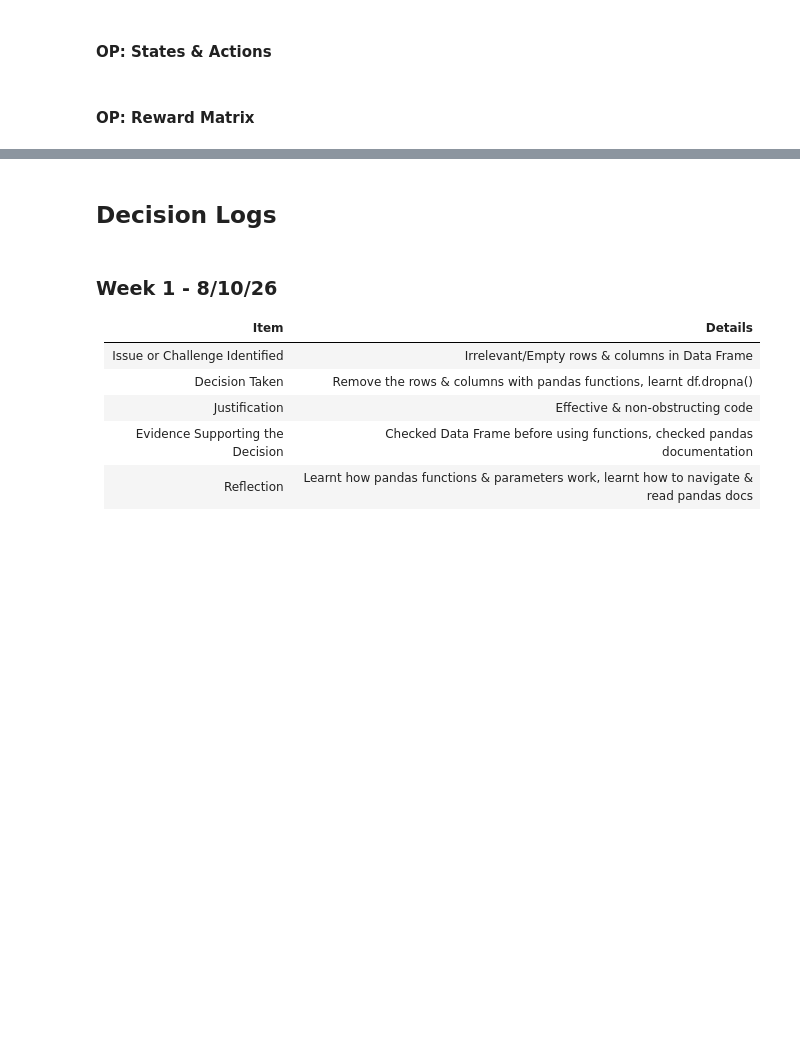
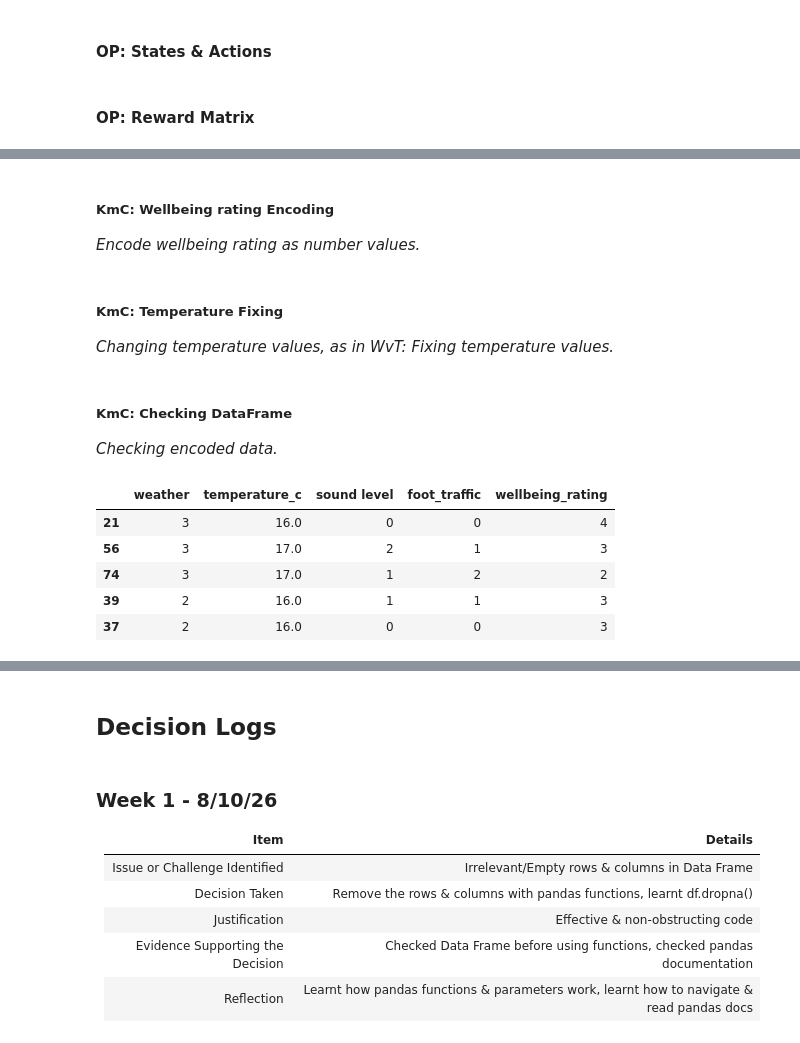
Before and after one commit to Paul-Daly366/MachineLearning_Project_Colab, a Jupyter notebook: MachineLearningProj.ipynb, the cells around one changed output, grey strips where cells are left out. Cells and saved outputs as stored; diff of their text form; code cells hidden in the pictures; blank space fills up the shorter version.

```diff
--- a/MachineLearningProj.ipynb
+++ b/MachineLearningProj.ipynb
@@ -392,0 +455,8 @@ NameError: name 'num_states' is not defined
+# %%
+sound_level_mapping = {
+    'quiet':0,
+    'moderate':1,
+    'loud':2
+}
+
+df_clustering['sound level'] = df_clustering['sound level'].map(sound_level_mapping)
@@ -392,0 +474,3 @@ NameError: name 'num_states' is not defined
+# %% [markdown]
+##### **KmC: Wellbeing rating Encoding**
+*Encode wellbeing rating as number values.*
@@ -392,0 +487,3 @@ NameError: name 'num_states' is not defined
+# %% [markdown]
+##### **KmC: Temperature Fixing**
+*Changing temperature values, as in WvT: Fixing temperature values.*
@@ -392,0 +493,12 @@ NameError: name 'num_states' is not defined
+# %% [markdown]
+##### **KmC: Checking DataFrame**
+*Checking encoded data.*
+# %%
+df_clustering.sample(5)
+# %% [output]
+|  | weather | temperature_c | sound level | foot_traffic | wellbeing_rating |
+| 21 | 3 | 16.0 | 0 | 0 | 4 |
+| 56 | 3 | 17.0 | 2 | 1 | 3 |
+| 74 | 3 | 17.0 | 1 | 2 | 2 |
+| 39 | 2 | 16.0 | 1 | 1 | 3 |
+| 37 | 2 | 16.0 | 0 | 0 | 3 |
```
Also changed, not shown: parts of 51 cells of this notebook.
